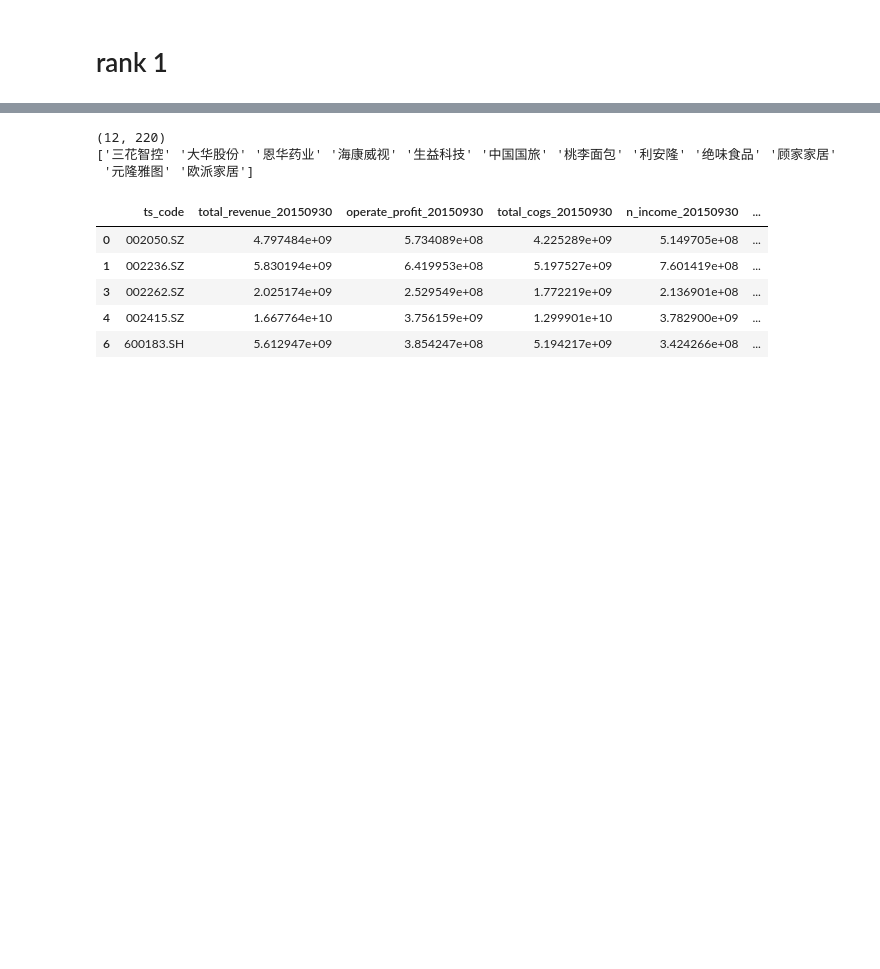
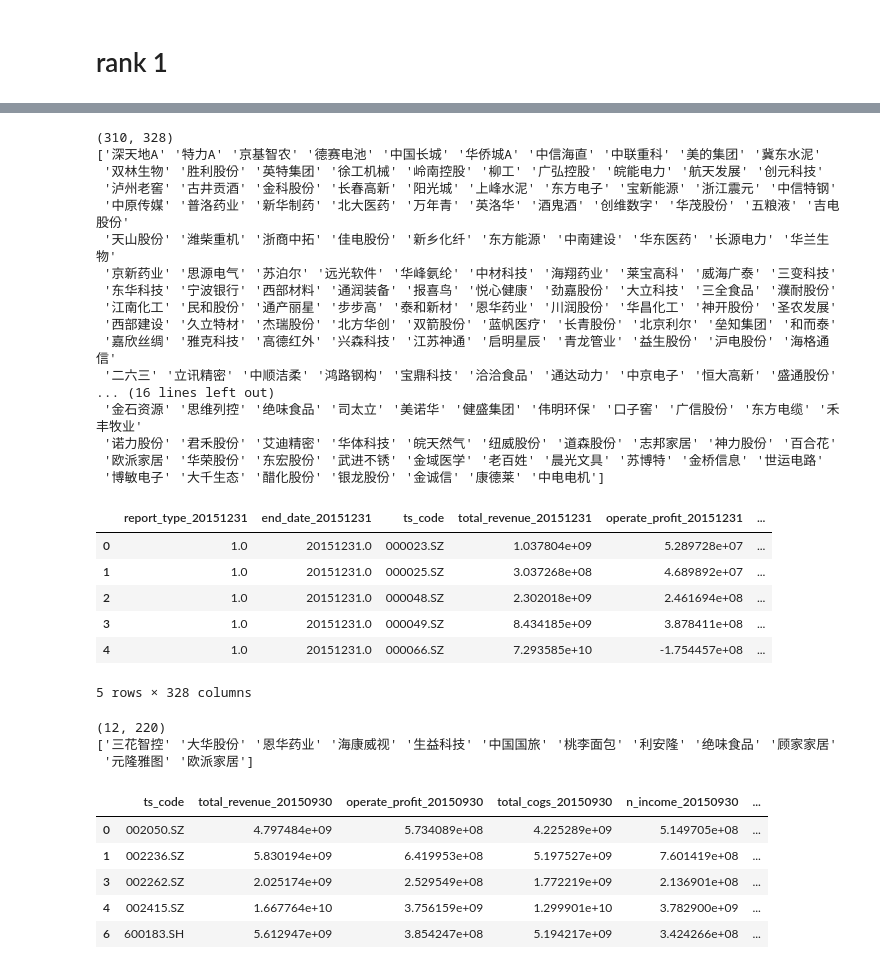
Before and after one commit to gejianwnen/stock_ZT, a Jupyter notebook: analyze_finance_pro.ipynb, the cells around one changed output, grey strips where cells are left out. Cells and saved outputs as stored; diff of their text form; code cells hidden in the pictures; blank space fills up the shorter version.

Commit message:
analyse finance data

```diff
--- a/analyze_finance_pro.ipynb
+++ b/analyze_finance_pro.ipynb
@@ -191,2 +226,77 @@ all_df.head()
+# %%
+# 只按照增长率来算
+all_df = pd.read_csv("./data/stock/finance/finance2015-2020.csv")
+df = all_df.copy()
+# 两年利润大于零 除去垃圾股票
+df = df.loc[df["total_revenue_20181231"].values >0, :]
+df = df.loc[df["total_revenue_20191231"].values >0, :]
+df = df.loc[df["n_income_20181231"].values >0, :]
+df = df.loc[df["n_income_20191231"].values >0, :]
+# 成长性 看：收益，营业额，利润
+df = df.loc[df["n_income_20191231"].values >df["n_income_20181231"].values*1.1, :]
+df = df.loc[df["n_income_20181231"].values >df["n_income_20171231"].values*1.1, :]
+df = df.loc[df["total_revenue_20191231"].values >df["total_revenue_20181231"].values*1.1, :]
+df = df.loc[df["total_revenue_20181231"].values >df["total_revenue_20171231"].values*1.1, :]
+df = df.loc[df["income_rate_20191231"].values >df["income_rate_20181231"].values*1.05, :]
+df = df.loc[df["income_rate_20181231"].values >df["income_rate_20171231"].values*1.05, :]
+
+daily_basic_df = pd.read_csv("./data/stock/daily_basic/daily_basic_20200324.csv")
+df = myMerge(df,pool_df,on = "ts_code",how = "left")
+df = myMerge(df,daily_basic_df,on = "ts_code",how = "left")
+df.to_csv("./data/stock/blue_stock_rank_1.csv", index = False)
+df.ts_code.to_csv("./data/stock/blue_stock_rank_1.txt")
+# print(df.shape)
+# print(df.name.values)
+# df.head()
+
+# 只按照增长率来算
+all_df = pd.read_csv("./data/stock/finance/finance2015-2020.csv")
+df = all_df.copy()
+# 两年利润大于零 除去垃圾股票
+df = df.loc[df["total_revenue_20181231"].values >0, :]
+df = df.loc[df["total_revenue_20191231"].values >0, :]
+df = df.loc[df["n_income_20181231"].values >0, :]
+df = df.loc[df["n_income_20191231"].values >0, :]
+# 成长性 看：收益，营业额，利润
+df = df.loc[df["n_income_20191231"].values >df["n_income_20181231"].values*1.05, :]
+df = df.loc[df["n_income_20181231"].values >df["n_income_20171231"].values*1.051, :]
+df = df.loc[df["total_revenue_20191231"].values >df["total_revenue_20181231"].values*1.051, :]
+df = df.loc[df["total_revenue_20181231"].values >df["total_revenue_20171231"].values*1.051, :]
+df = df.loc[df["income_rate_20191231"].values >df["income_rate_20181231"].values*0.95, :]
+df = df.loc[df["income_rate_20181231"].values >df["income_rate_20171231"].values*0.95, :]
+
+daily_basic_df = pd.read_csv("./data/stock/daily_basic/daily_basic_20200324.csv")
+df = myMerge(df,pool_df,on = "ts_code",how = "left")
+df = myMerge(df,daily_basic_df,on = "ts_code",how = "left")
+df.to_csv("./data/stock/blue_stock_rank_2.csv", index = False)
+df.ts_code.to_csv("./data/stock/blue_stock_rank_2.txt")
+print(df.shape)
+print(df.name.values)
+df.head()
+# %% [output]
+(310, 328)
+['深天地A' '特力A' '京基智农' '德赛电池' '中国长城' '华侨城A' '中信海直' '中联重科' '美的集团' '冀东水泥'
+ '双林生物' '胜利股份' '英特集团' '徐工机械' '岭南控股' '柳工' '广弘控股' '皖能电力' '航天发展' '创元科技'
+ '泸州老窖' '古井贡酒' '金科股份' '长春高新' '阳光城' '上峰水泥' '东方电子' '宝新能源' '浙江震元' '中信特钢'
+ '中原传媒' '普洛药业' '新华制药' '北大医药' '万年青' '英洛华' '酒鬼酒' '创维数字' '华茂股份' '五粮液' '吉电股份'
+ '天山股份' '潍柴重机' '浙商中拓' '佳电股份' '新乡化纤' '东方能源' '中南建设' '华东医药' '长源电力' '华兰生物'
+ '京新药业' '思源电气' '苏泊尔' '远光软件' '华峰氨纶' '中材科技' '海翔药业' '莱宝高科' '威海广泰' '三变科技'
+ '东华科技' '宁波银行' '西部材料' '通润装备' '报喜鸟' '悦心健康' '劲嘉股份' '大立科技' '三全食品' '濮耐股份'
+ '江南化工' '民和股份' '通产丽星' '步步高' '泰和新材' '恩华药业' '川润股份' '华昌化工' '神开股份' '圣农发展'
+ '西部建设' '久立特材' '杰瑞股份' '北方华创' '双箭股份' '蓝帆医疗' '长青股份' '北京利尔' '垒知集团' '和而泰'
+ '嘉欣丝绸' '雅克科技' '高德红外' '兴森科技' '江苏神通' '启明星辰' '青龙管业' '益生股份' '沪电股份' '海格通信'
+ '二六三' '立讯精密' '中顺洁柔' '鸿路钢构' '宝鼎科技' '洽洽食品' '通达动力' '中京电子' '恒大高新' '盛通股份'
+... (16 lines left out)
+ '金石资源' '思维列控' '绝味食品' '司太立' '美诺华' '健盛集团' '伟明环保' '口子窖' '广信股份' '东方电缆' '禾丰牧业'
+ '诺力股份' '君禾股份' '艾迪精密' '华体科技' '皖天然气' '纽威股份' '道森股份' '志邦家居' '神力股份' '百合花'
+ '欧派家居' '华荣股份' '东宏股份' '武进不锈' '金域医学' '老百姓' '晨光文具' '苏博特' '金桥信息' '世运电路'
+ '博敏电子' '大千生态' '醋化股份' '银龙股份' '金诚信' '康德莱' '中电电机']
+|  | report_type_20151231 | end_date_20151231 | ts_code | total_revenue_20151231 | operate_profit_20151231 | ... |
+| 0 | 1.0 | 20151231.0 | 000023.SZ | 1.037804e+09 | 5.289728e+07 | ... |
+| 1 | 1.0 | 20151231.0 | 000025.SZ | 3.037268e+08 | 4.689892e+07 | ... |
+| 2 | 1.0 | 20151231.0 | 000048.SZ | 2.302018e+09 | 2.461694e+08 | ... |
+| 3 | 1.0 | 20151231.0 | 000049.SZ | 8.434185e+09 | 3.878411e+08 | ... |
+| 4 | 1.0 | 20151231.0 | 000066.SZ | 7.293585e+10 | -1.754457e+08 | ... |
+5 rows × 328 columns
 # %%
 # ROE
```
Also changed, not shown: parts of 4 cells of this notebook, 2 other files.
